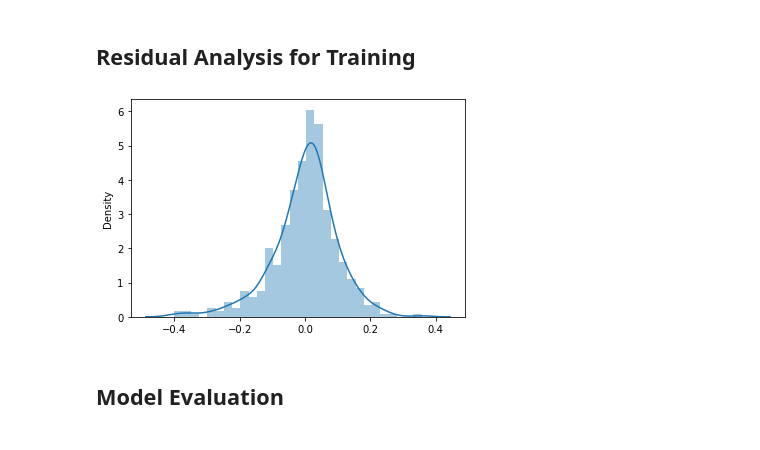
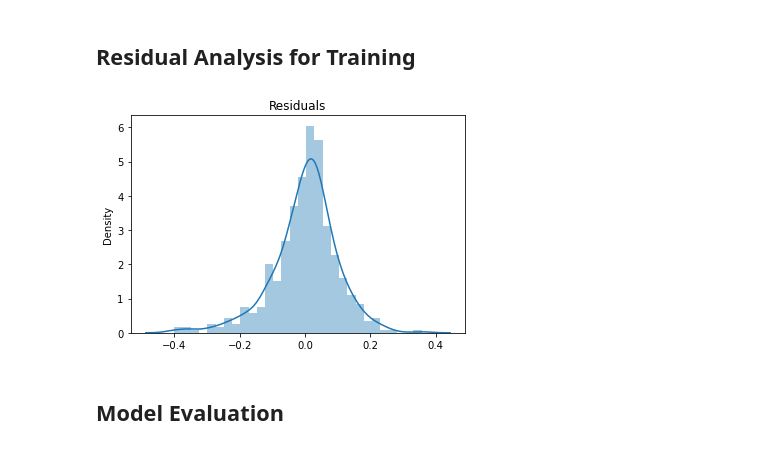
Before and after one commit to santokhsdg/BoomBikes, a Jupyter notebook: BoomBikes.ipynb, the cells around one changed output. Cells and saved outputs as stored; diff of their text form; code cells hidden in the pictures.

```diff
--- a/BoomBikes.ipynb
+++ b/BoomBikes.ipynb
@@ -455,10 +457,11 @@ y_train_pred = lm_rfe.predict(X_train_rfe)
 # %%
 res = y_train - y_train_pred
 plt.figure()
 sns.distplot(res)
+plt.title("Residuals")
 plt.show()
 # %% [output]
-[figure, old version]
+[figure, new version]
 # %% [markdown]
 ## Model Evaluation
 # %%
```
Also changed, not shown: parts of 6 cells of this notebook, 1 other file.
